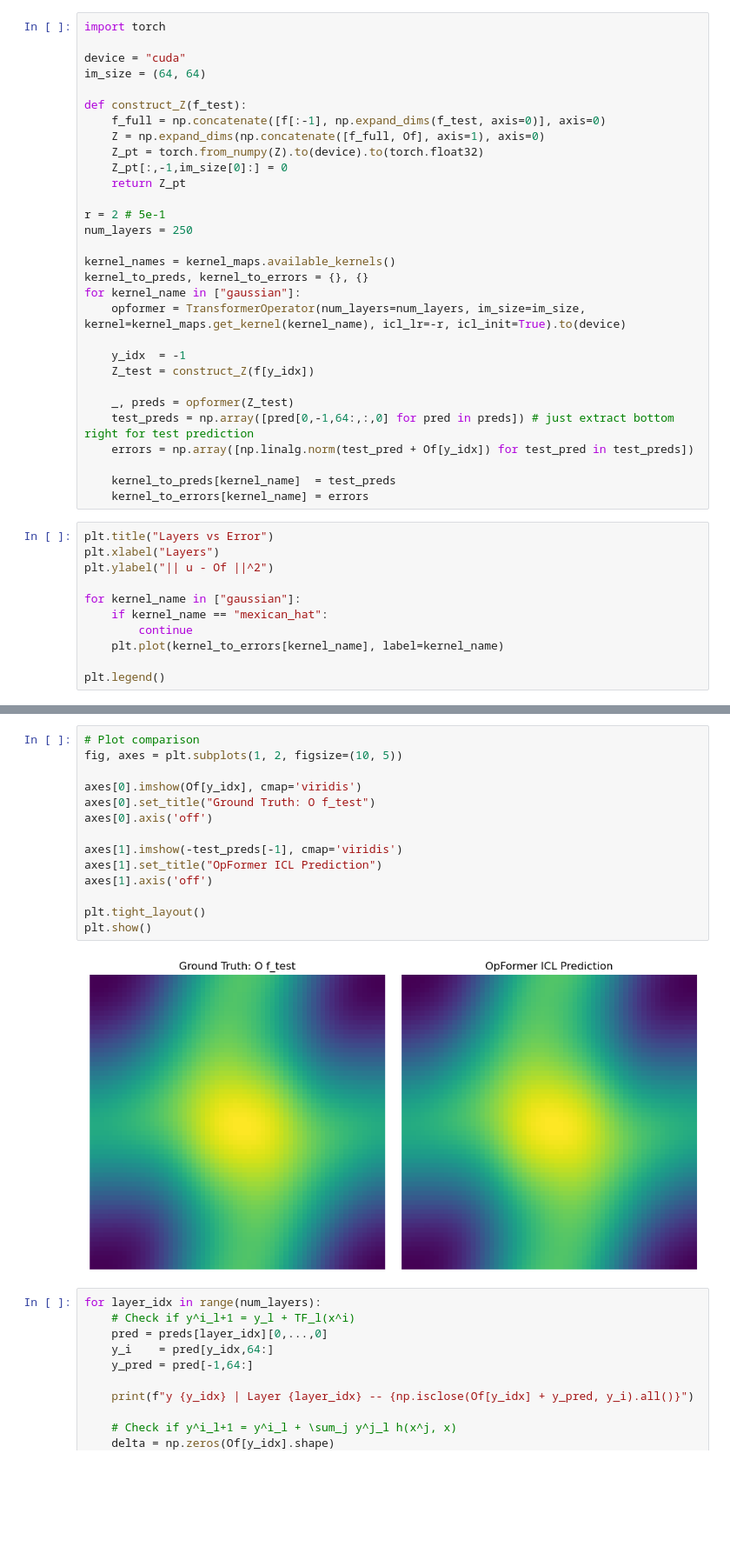
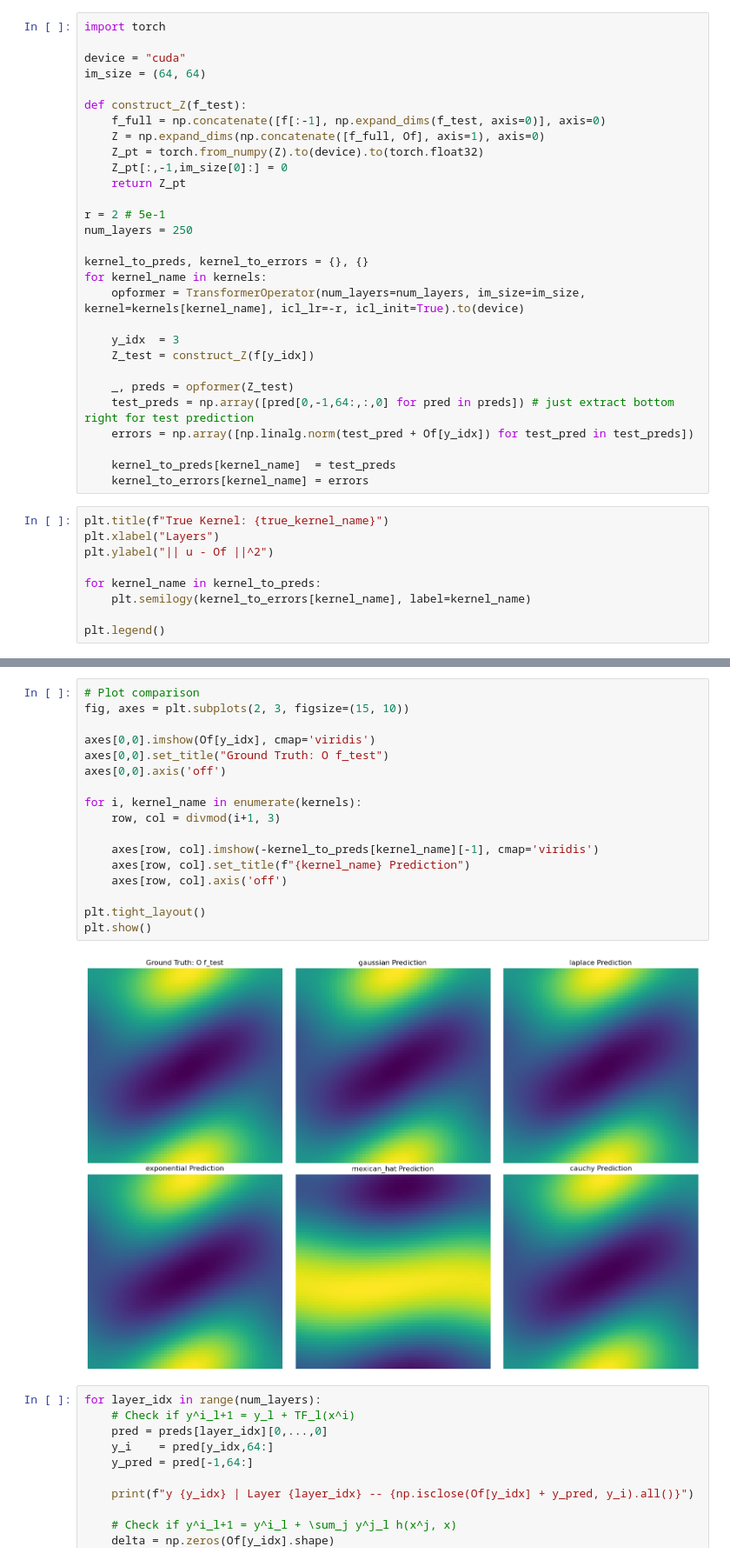
Before and after one commit to yashpatel5400/opicl, a Jupyter notebook: debug.ipynb, the cells around one changed output, grey strips where cells are left out. Shown at 87% size. Saved outputs shown, nothing was run; the diff lists cells and outputs as text; blank space fills up the shorter version.

```diff
--- a/debug.ipynb
+++ b/debug.ipynb
@@ -101,12 +110,11 @@ def construct_Z(f_test):
 r = 2 # 5e-1
 num_layers = 250
 
-kernel_names = kernel_maps.available_kernels()
 kernel_to_preds, kernel_to_errors = {}, {}
-for kernel_name in ["gaussian"]:
-    opformer = TransformerOperator(num_layers=num_layers, im_size=im_size, kernel=kernel_maps.get_kernel(kernel_name), icl_lr=-r, icl_init=True).to(device)
+for kernel_name in kernels:
+    opformer = TransformerOperator(num_layers=num_layers, im_size=im_size, kernel=kernels[kernel_name], icl_lr=-r, icl_init=True).to(device)
 
-    y_idx  = -1
+    y_idx  = 3
     Z_test = construct_Z(f[y_idx])
 
     _, preds = opformer(Z_test)
@@ -116,14 +124,12 @@ for kernel_name in ["gaussian"]:
     kernel_to_preds[kernel_name]  = test_preds
     kernel_to_errors[kernel_name] = errors
 # %%
-plt.title("Layers vs Error")
+plt.title(f"True Kernel: {true_kernel_name}")
 plt.xlabel("Layers")
 plt.ylabel("|| u - Of ||^2")
 
-for kernel_name in ["gaussian"]:
-    if kernel_name == "mexican_hat":
-        continue
-    plt.plot(kernel_to_errors[kernel_name], label=kernel_name)
+for kernel_name in kernel_to_preds:
+    plt.semilogy(kernel_to_errors[kernel_name], label=kernel_name)
 
 plt.legend()
 # %% [output]
@@ -132,19 +138,22 @@ plt.legend()
 # %%
 # Plot comparison
-fig, axes = plt.subplots(1, 2, figsize=(10, 5))
+fig, axes = plt.subplots(2, 3, figsize=(15, 10))
 
-axes[0].imshow(Of[y_idx], cmap='viridis')
-axes[0].set_title("Ground Truth: O f_test")
-axes[0].axis('off')
+axes[0,0].imshow(Of[y_idx], cmap='viridis')
+axes[0,0].set_title("Ground Truth: O f_test")
+axes[0,0].axis('off')
 
-axes[1].imshow(-test_preds[-1], cmap='viridis')
-axes[1].set_title("OpFormer ICL Prediction")
-axes[1].axis('off')
+for i, kernel_name in enumerate(kernels):
+    row, col = divmod(i+1, 3)
+
+    axes[row, col].imshow(-kernel_to_preds[kernel_name][-1], cmap='viridis')
+    axes[row, col].set_title(f"{kernel_name} Prediction")
+    axes[row, col].axis('off')
 
 plt.tight_layout()
 plt.show()
 # %% [output]
-[figure, old version]
+[figure, new version]
 # %%
 for layer_idx in range(num_layers):
     # Check if y^i_l+1 = y_l + TF_l(x^i)
```
Also changed, not shown: parts of 2 cells of this notebook, 1 other file.
